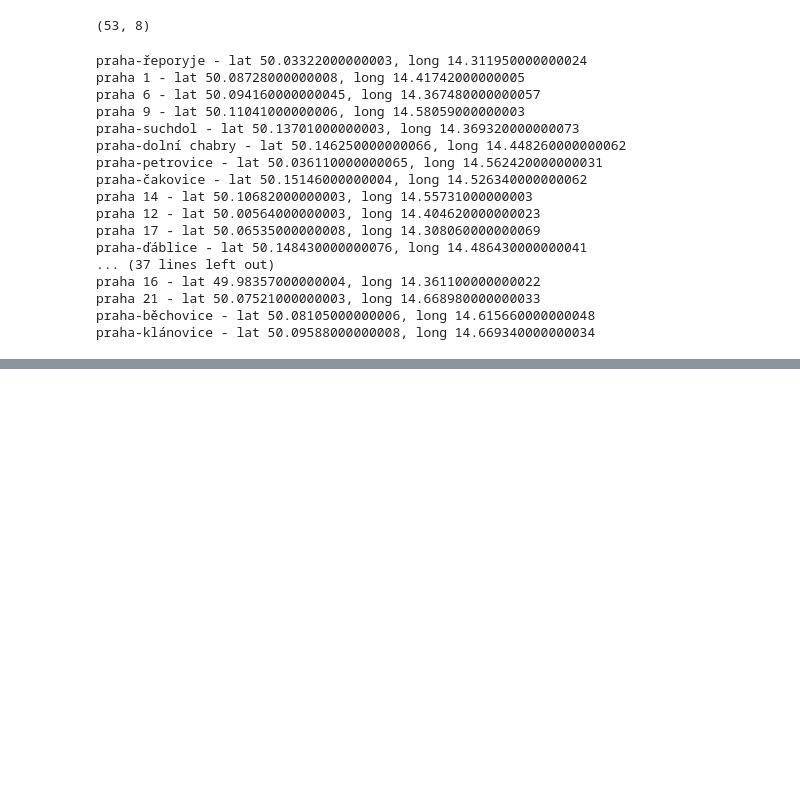
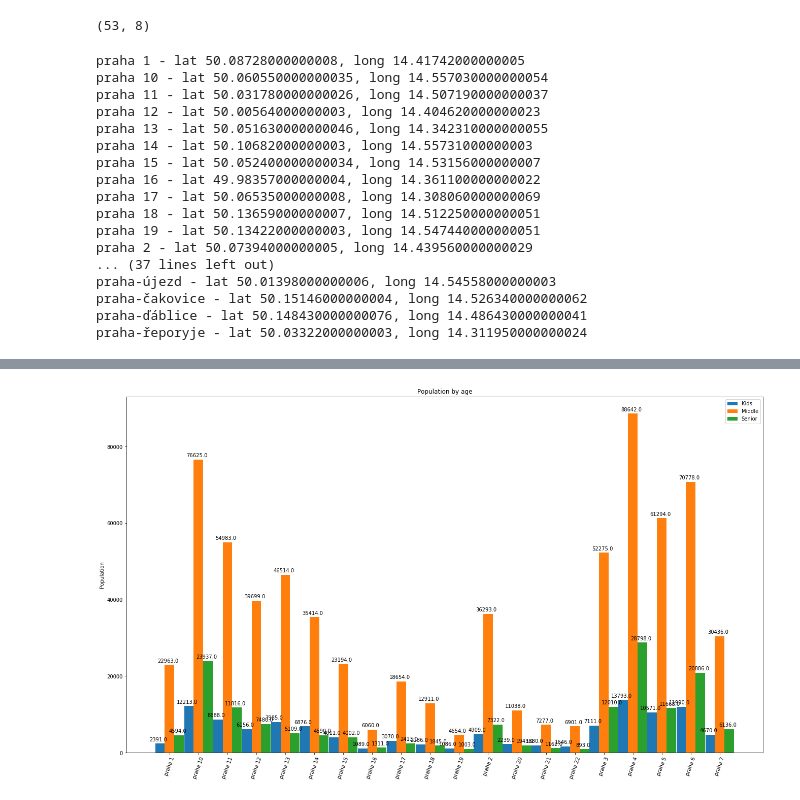
Before and after one commit to tonnyeremin/Urban-Data-Science, a Jupyter notebook: Praha Claaaifier.ipynb, the cells around one changed output, grey strips where cells are left out. Drawn from its saved outputs; the diff is of its cells as text; code cells hidden in the pictures; blank space fills up the shorter version.

```diff
--- a/Praha Claaaifier.ipynb
+++ b/Praha Claaaifier.ipynb
@@ -202,6 +202,7 @@ len(neighborhood['neighborhood'].unique())
 # %%
 coulumns = ['Id','neighborhood','Total', 'Kids', 'Middle', 'Senior','geometry', 'area']
 df_prague = neighborhood.merge(df_population_praha, left_on='neighborhood', right_on ='Name', how='left')[coulumns]
+df_prague.sort_values(by=['neighborhood'],inplace =True)
 df_prague.shape
 # %% [output]
 (57, 8)
@@ -219,23 +220,23 @@ for index, row in df_prague.iterrows():
     dict_coordinates[row['neighborhood']] = [lat, lng]
     print('{} - lat {}, long {}'.format(row['neighborhood'],lat, lng))
 # %% [output]
+praha 1 - lat 50.08728000000008, long 14.41742000000005
+praha 10 - lat 50.060550000000035, long 14.557030000000054
+praha 11 - lat 50.031780000000026, long 14.507190000000037
+praha 12 - lat 50.00564000000003, long 14.404620000000023
+praha 13 - lat 50.051630000000046, long 14.342310000000055
+praha 14 - lat 50.10682000000003, long 14.55731000000003
+praha 15 - lat 50.052400000000034, long 14.53156000000007
+praha 16 - lat 49.98357000000004, long 14.361100000000022
+praha 17 - lat 50.06535000000008, long 14.308060000000069
+praha 18 - lat 50.13659000000007, long 14.512250000000051
+praha 19 - lat 50.13422000000003, long 14.547440000000051
+praha 2 - lat 50.07394000000005, long 14.439560000000029
+... (37 lines left out)
+praha-újezd - lat 50.01398000000006, long 14.54558000000003
+praha-čakovice - lat 50.15146000000004, long 14.526340000000062
+praha-ďáblice - lat 50.148430000000076, long 14.486430000000041
 praha-řeporyje - lat 50.03322000000003, long 14.311950000000024
-praha 1 - lat 50.08728000000008, long 14.41742000000005
-praha 6 - lat 50.094160000000045, long 14.367480000000057
-praha 9 - lat 50.11041000000006, long 14.58059000000003
-praha-suchdol - lat 50.13701000000003, long 14.369320000000073
-praha-dolní chabry - lat 50.146250000000066, long 14.448260000000062
-praha-petrovice - lat 50.036110000000065, long 14.562420000000031
-praha-čakovice - lat 50.15146000000004, long 14.526340000000062
-praha 14 - lat 50.10682000000003, long 14.55731000000003
-praha 12 - lat 50.00564000000003, long 14.404620000000023
-praha 17 - lat 50.06535000000008, long 14.308060000000069
-praha-ďáblice - lat 50.148430000000076, long 14.486430000000041
-... (37 lines left out)
-praha 16 - lat 49.98357000000004, long 14.361100000000022
-praha 21 - lat 50.07521000000003, long 14.668980000000033
-praha-běchovice - lat 50.08105000000006, long 14.615660000000048
-praha-klánovice - lat 50.09588000000008, long 14.669340000000034
 # %%
 df_prague['latitude'] = 0.0
 df_prague['longitude'] = 0.0
@@ -254,0 +259,40 @@ prague_map
+# %%
+labels =df_prague['neighborhood'].head(20)
+kids = df_prague['Kids'].head(20)
+adults = df_prague['Middle'].head(20)
+seniors = df_prague['Senior'].head(20)
+x = np.arange(len(labels))
+width = 0.33
+
+fig, ax = plt.subplots()
+fig.set_size_inches(18.5, 10.5)
+rects1 = ax.bar(x - width, kids, width, label='Kids')
+rects2 = ax.bar(x, adults, width, label='Middle')
+rects3 = ax.bar(x + width, seniors, width, label='Senior')
+ax.set_ylabel('Population')
+ax.set_title('Population by age')
+ax.set_xticks(x)
+ax.set_xticklabels(labels)
+
+ax.legend()
+
+
+def autolabel(rects):
+    """Attach a text label above each bar in *rects*, displaying its height."""
+    for rect in rects:
+        height = rect.get_height()
+        ax.annotate('{}'.format(height),
+                    xy=(rect.get_x() + rect.get_width() / 3, height),
+                    xytext=(0, 3),  # 3 points vertical offset
+                    textcoords="offset points",
+                    ha='center', va='bottom')
+
+
+autolabel(rects1)
+autolabel(rects2)
+autolabel(rects3)
+fig.tight_layout()
+plt.xticks(rotation=70)
+plt.show()
+# %% [output]
+[figure, added]
```
Also changed, not shown: parts of 2 cells of this notebook.
